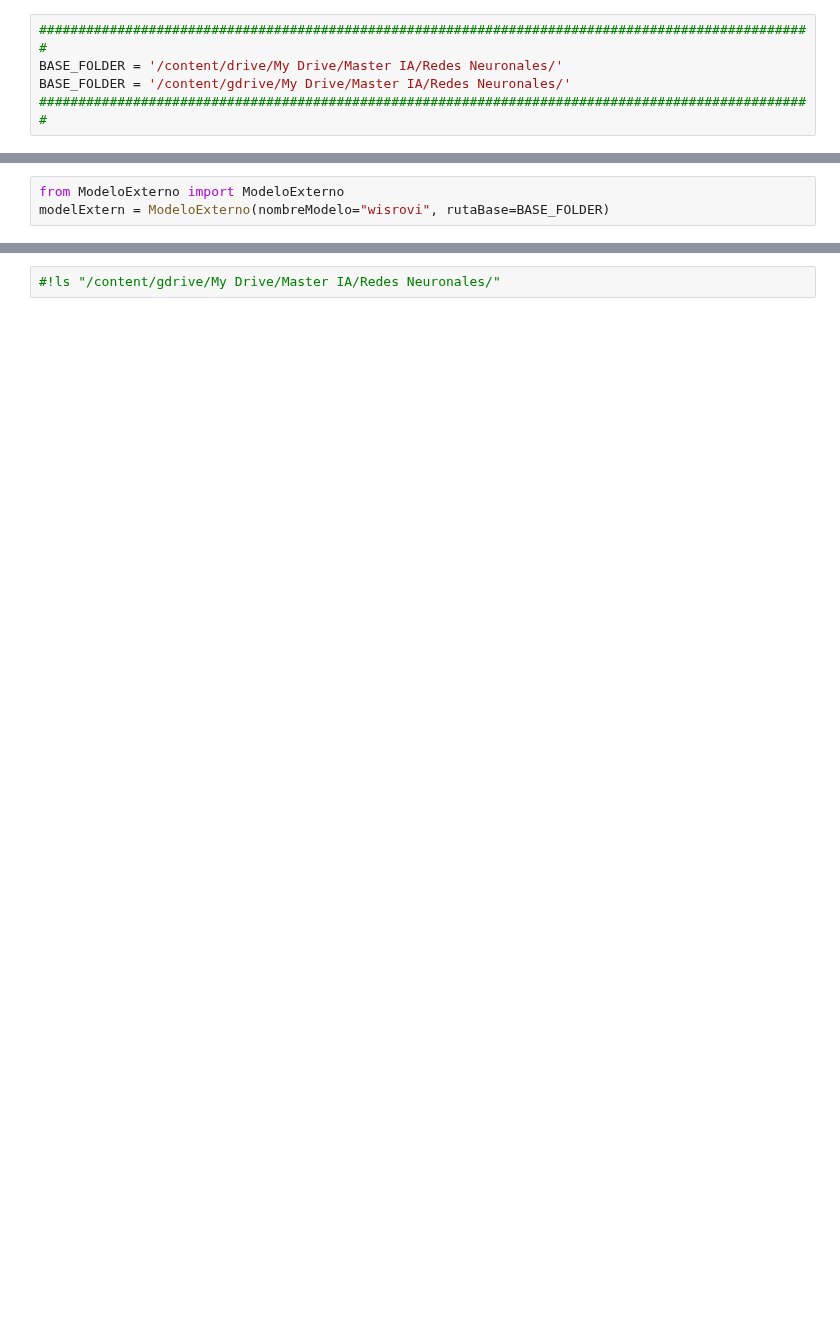
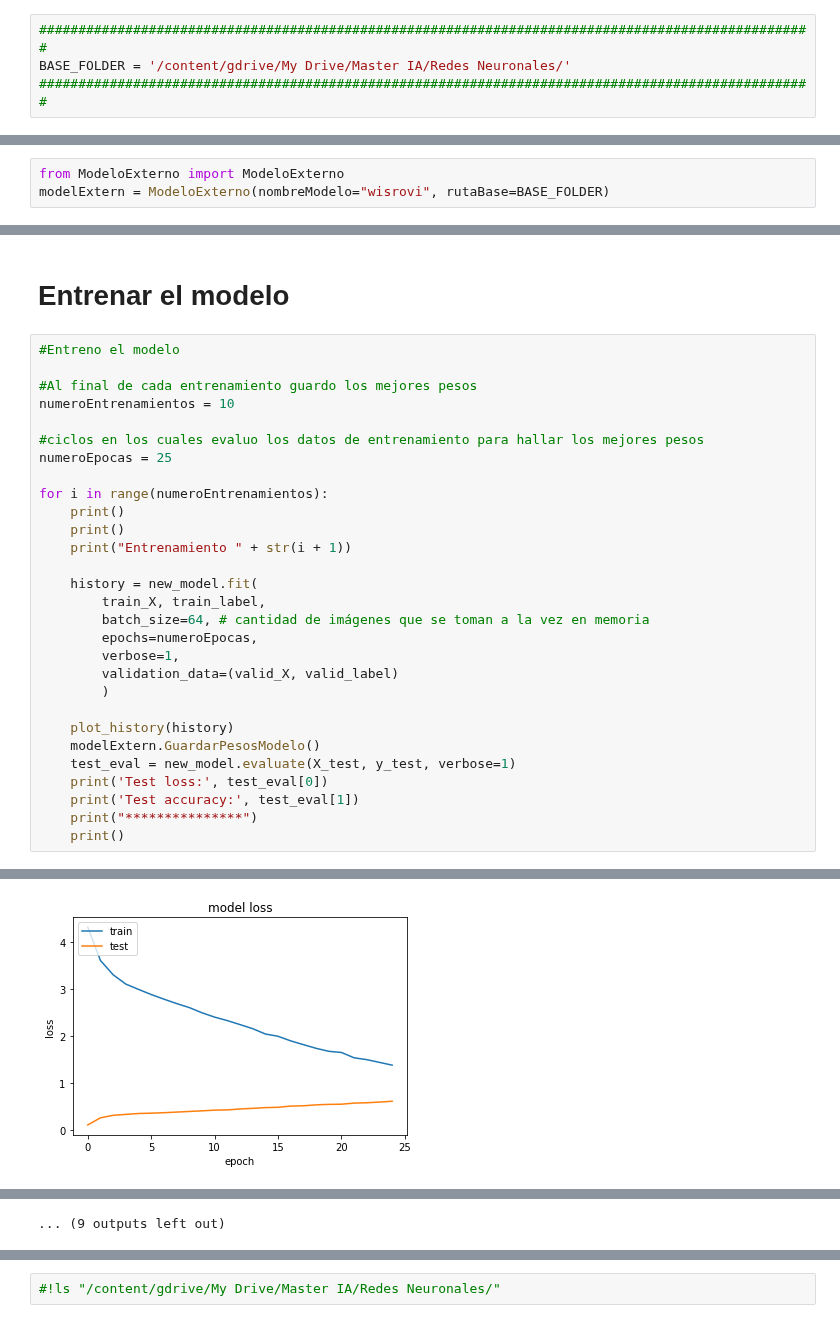
Before and after one commit to wisrovi/RedesNeuronales, a Jupyter notebook: 07MAIR-WilliamSteveRodriguezVillamizar.ipynb, the cells around one changed output, grey strips where cells are left out. Cells and saved outputs as stored; diff of their text form; blank space fills up the shorter version.

```diff
--- a/07MAIR-WilliamSteveRodriguezVillamizar.ipynb
+++ b/07MAIR-WilliamSteveRodriguezVillamizar.ipynb
@@ -12,6 +41,5 @@ Mounted at /content/gdrive
 # %%
 ###################################################################################################
-BASE_FOLDER = '/content/drive/My Drive/Master IA/Redes Neuronales/'
 BASE_FOLDER = '/content/gdrive/My Drive/Master IA/Redes Neuronales/'
 ###################################################################################################
 # %%
@@ -23,0 +245,32 @@ modelExtern = ModeloExterno(nombreModelo="wisrovi", rutaBase=BASE_FOLDER)
+# %% [markdown]
+# Entrenar el modelo
+# %%
+#Entreno el modelo
+
+#Al final de cada entrenamiento guardo los mejores pesos
+numeroEntrenamientos = 10
+
+#ciclos en los cuales evaluo los datos de entrenamiento para hallar los mejores pesos
+numeroEpocas = 25
+
+for i in range(numeroEntrenamientos):
+    print()
+    print()
+    print("Entrenamiento " + str(i + 1))
+
+    history = new_model.fit(
+        train_X, train_label,
+        batch_size=64, # cantidad de imágenes que se toman a la vez en memoria
+        epochs=numeroEpocas,
+        verbose=1,
+        validation_data=(valid_X, valid_label)
+        )
+
+    plot_history(history)
+    modelExtern.GuardarPesosModelo()
+    test_eval = new_model.evaluate(X_test, y_test, verbose=1)
+    print('Test loss:', test_eval[0])
+    print('Test accuracy:', test_eval[1])
+    print("***************")
+    print()
+# %% [output]
@@ -23,0 +294 @@ modelExtern = ModeloExterno(nombreModelo="wisrovi", rutaBase=BASE_FOLDER)
+[figure, added]
@@ -23,0 +385 @@ modelExtern = ModeloExterno(nombreModelo="wisrovi", rutaBase=BASE_FOLDER)
+... (9 outputs left out)
```
Also changed, not shown: parts of 37 cells of this notebook.
